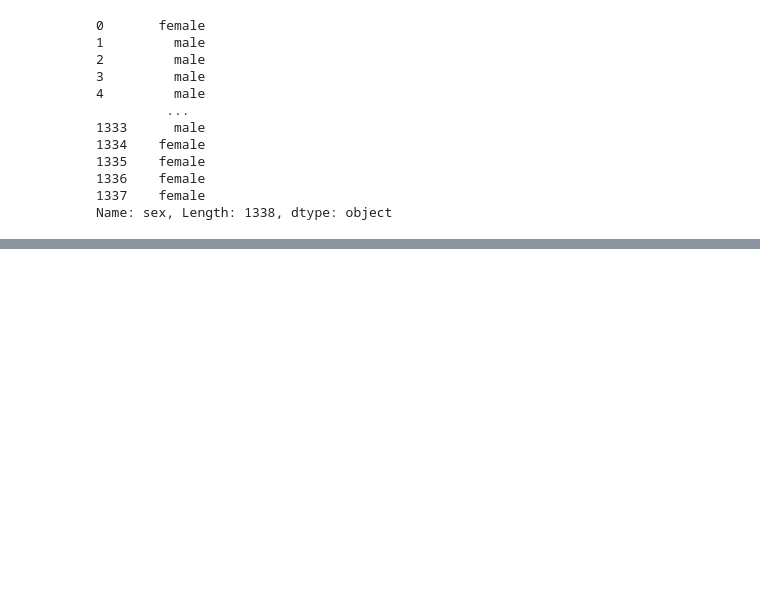
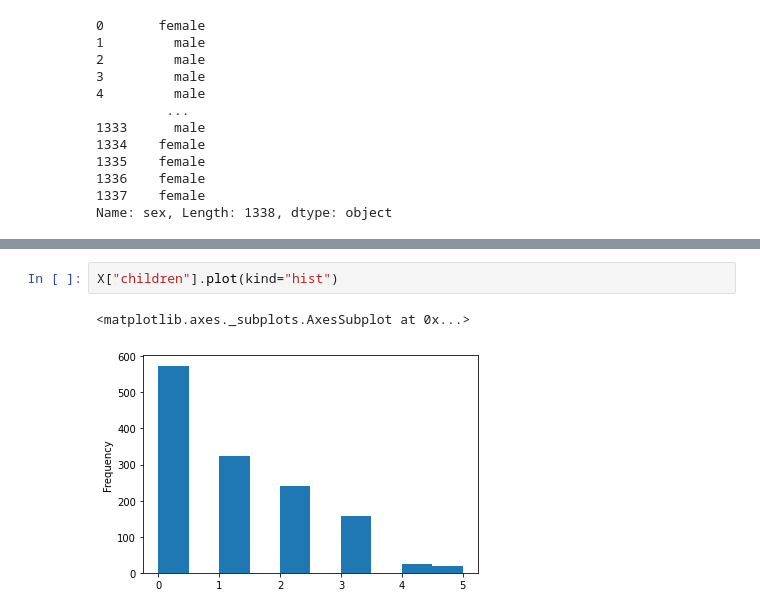
Before and after one commit to Nikitaion/TensorFlowLearning, a Jupyter notebook: 01_neural_network_regression_with_tensorflow.ipynb, the cells around one changed output, grey strips where cells are left out. Saved outputs shown, nothing was run; the diff lists cells and outputs as text; blank space fills up the shorter version.

```diff
--- a/01_neural_network_regression_with_tensorflow.ipynb
+++ b/01_neural_network_regression_with_tensorflow.ipynb
@@ -913,0 +1260,5 @@ Name: sex, Length: 1338, dtype: object
+# %%
+X["children"].plot(kind="hist")
+# %% [output]
+<matplotlib.axes._subplots.AxesSubplot at 0x...>
+[figure, added]
```
Also changed, not shown: parts of 43 cells of this notebook.
